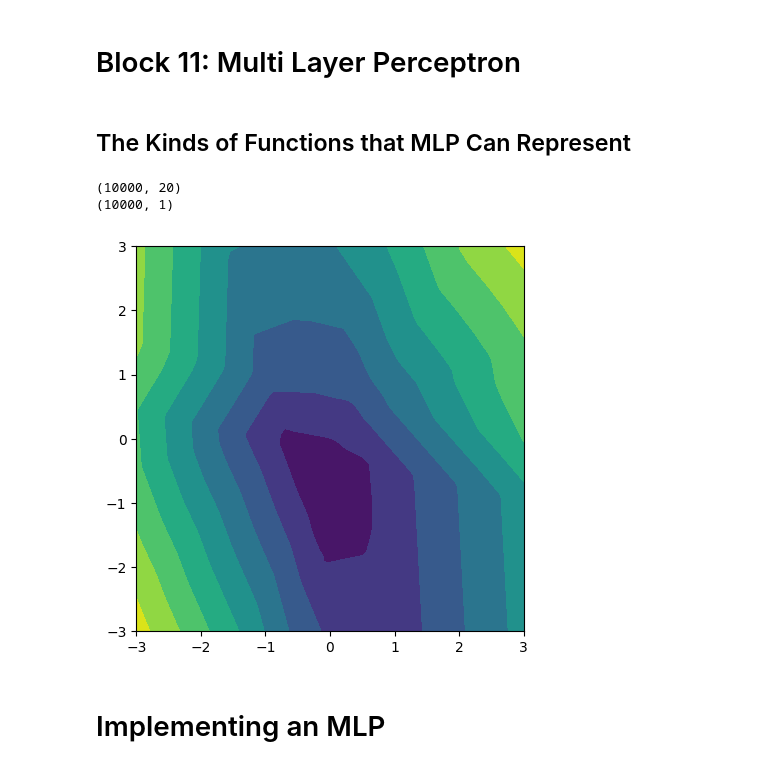
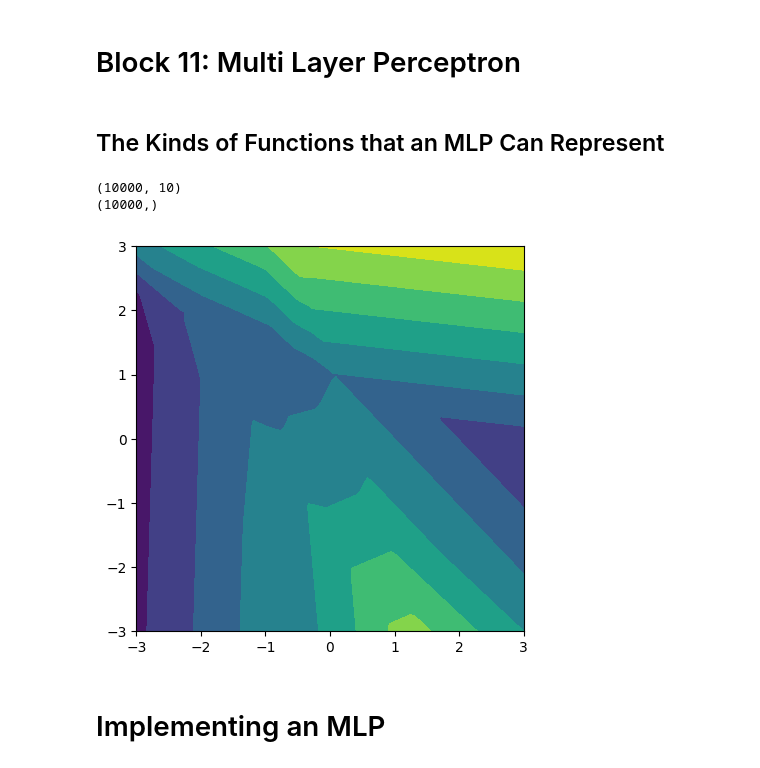
Before and after one commit to KISRDevelopment/python-ml-2025, a Jupyter notebook: code/block11.ipynb, the cells around one changed output. Drawn from its saved outputs; the diff is of its cells as text; code cells hidden in the pictures.

```diff
--- a/code/block11.ipynb
+++ b/code/block11.ipynb
@@ -10,49 +10,54 @@ import pandas as pd
 import numpy.random as rng
 import matplotlib.pyplot as plt
 # %% [markdown]
-## The Kinds of Functions that MLP Can Represent
+## The Kinds of Functions that an MLP Can Represent
 # %%
 # Create a grid of points
 K = 100
-xs = np.linspace(-3, 3, K)
-x1s, x2s = np.meshgrid(xs, xs)
+xs = jnp.linspace(-3, 3, K)
+x1s, x2s = jnp.meshgrid(xs, xs)
 
-# Number of data points x Number of input dimensions
-X = np.vstack((x1s.flatten(), x2s.flatten())).T
-
+# Number of data points x 2
+X = jnp.vstack((x1s.flatten(), x2s.flatten())).T
 
 # try varying the number of hidden units and see what happens
-n_hidden = 20
+n_hidden = 10
+
+# try changing seed to get different functions
+rng = jax.random.key(856785768)
 
 # weight matrix from inputs to hidden neurons
-W_input_hidden = rng.randn(2, n_hidden) # 2xH
+W_input_hidden = jax.random.normal(rng, (2, n_hidden)) # 2xH
+rng, _ = jax.random.split(rng) # move to next seed
 
 # bias of the hidden neurons
-b_hidden = rng.randn(n_hidden) # H
+b_hidden = jax.random.normal(rng, n_hidden) # H
+rng, _ = jax.random.split(rng) # move to next seed
 
 # weight matrix from hidden neurons to output
-W_hidden_output = rng.randn(n_hidden, 1) # Hx1
+W_hidden_output = jax.random.normal(rng, n_hidden) # H
+rng, _ = jax.random.split(rng) # move to next seed
 
 # bias of the output neuron
-b_output = rng.randn() # 1
+b_output = jax.random.normal(rng) # 1
 
 # compute hidden activation
 # We are using a RELU unit here
 # Try removing the non-linearity and see what happens
-u = np.maximum(0, b_hidden + X @ W_input_hidden ) # H + Nx2 @ 2xH = NxH
+u = jnp.maximum(0, b_hidden + X @ W_input_hidden ) # H + Nx2 @ 2xH = NxH
 print(u.shape)
 
 # compute output
 y = b_output + u @ W_hidden_output # 1 + NxH @ Hx1 = Nx1
 print(y.shape)
 
 # plot
-Z = np.reshape(y, (K, K))
+Z = jnp.reshape(y, (K, K))
 f, ax = plt.subplots(1, 1, figsize=(5, 5))
 cp = ax.contourf(x1s, x2s, Z)
 # %% [output]
-(10000, 20)
-(10000, 1)
+(10000, 10)
+(10000,)
-[figure, old version]
+[figure, new version]
 # %% [markdown]
 # Implementing an MLP
```
Also changed, not shown: parts of 5 cells of this notebook, 1 other file.
